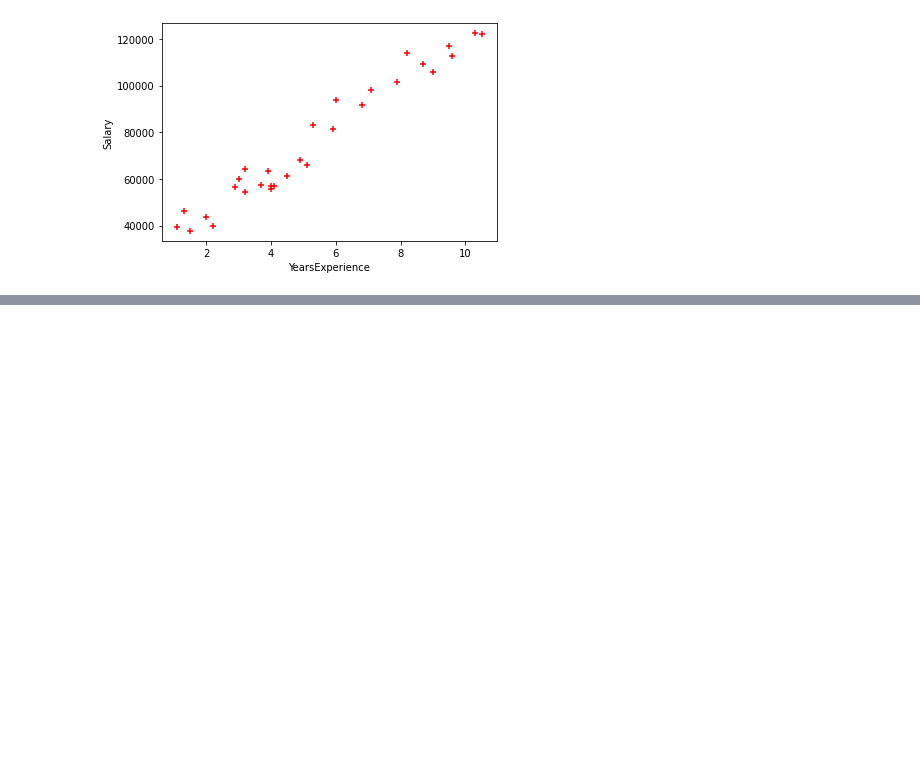
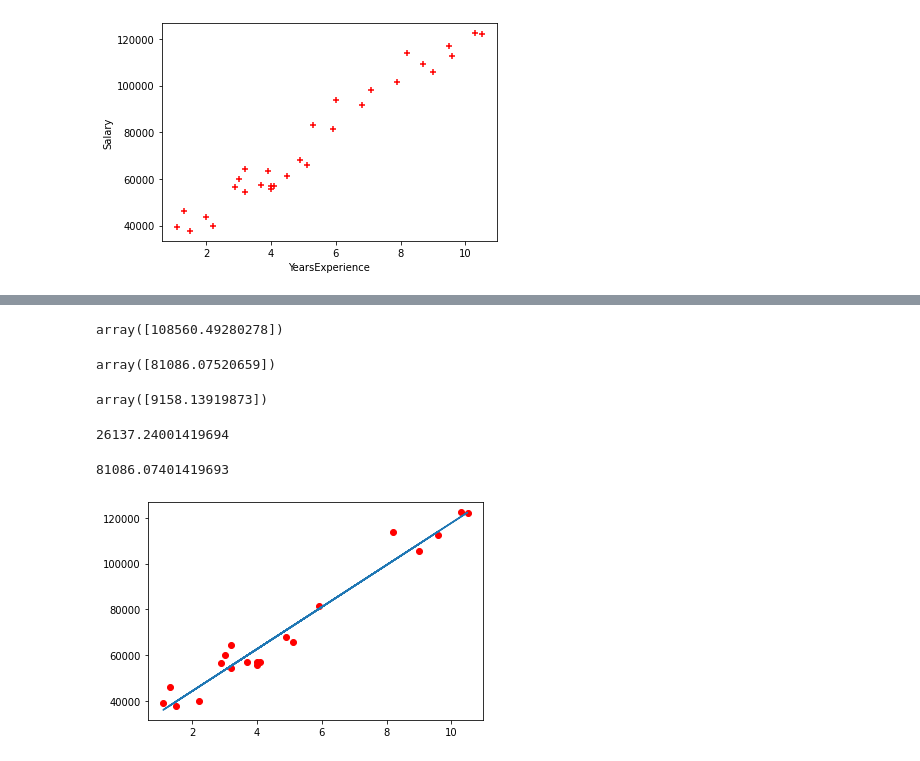
Before and after one commit to banshita209/Data-Science-and-Machine-Learning-with-Python, a Jupyter notebook: Day8.ipynb, the cells around one changed output, grey strips where cells are left out. Cells and saved outputs as stored; diff of their text form; code cells hidden in the pictures; blank space fills up the shorter version.

Commit message:
Day 8 :  lecture notes supervised learning intro - regression in detail

```diff
--- a/Day8.ipynb
+++ b/Day8.ipynb
@@ -189,3 +205,5 @@ import sklearn
 from sklearn.model_selection import  train_test_split
 
 #train_test_Split is used to divide data onto trainig and testing
+
+xtrain, xtest,ytrain,ytest=train_test_split(x,y,test_size=1/3,random_state=1)
@@ -191,0 +236,6 @@ from sklearn.model_selection import  train_test_split
+# %%
+from sklearn.linear_model import LinearRegression
+model = LinearRegression()  #solve y=ax+b
+
+#
+model.fit(xtrain,ytrain)
@@ -191,0 +261,27 @@ from sklearn.model_selection import  train_test_split
+# %%
+model.predict([[9]])
+# %% [output]
+array([108560.49280278])
+# %%
+model.predict([[6]])
+# %% [output]
+array([81086.07520659])
+# %%
+model.coef_
+# %% [output]
+array([9158.13919873])
+# %%
+model.intercept_
+# %% [output]
+26137.24001419694
+# %%
+#y = mx+c , x=6  ,m=9158.139 , c=26137.24001419694
+9158.139*6+26137.24001419694
+# %% [output]
+81086.07401419693
+# %%
+plt.scatter(xtrain,ytrain,color="red")
+plt.plot(xtrain,model.predict(xtrain))
+plt.show()
+# %% [output]
+[figure, added]
```
Also changed, not shown: parts of 10 cells of this notebook.
